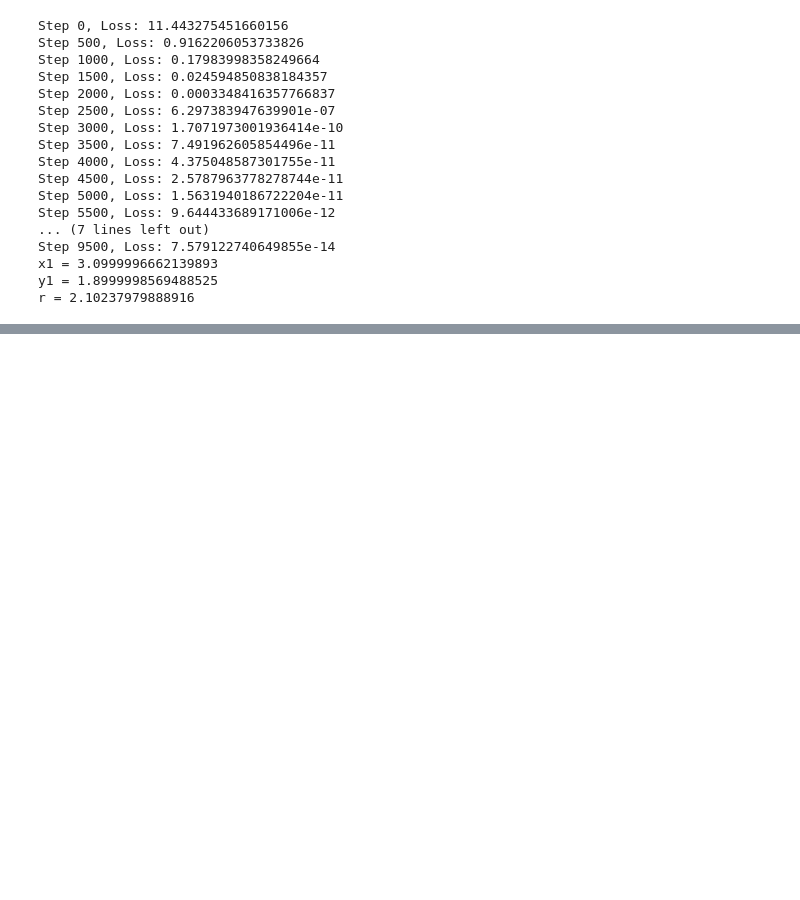
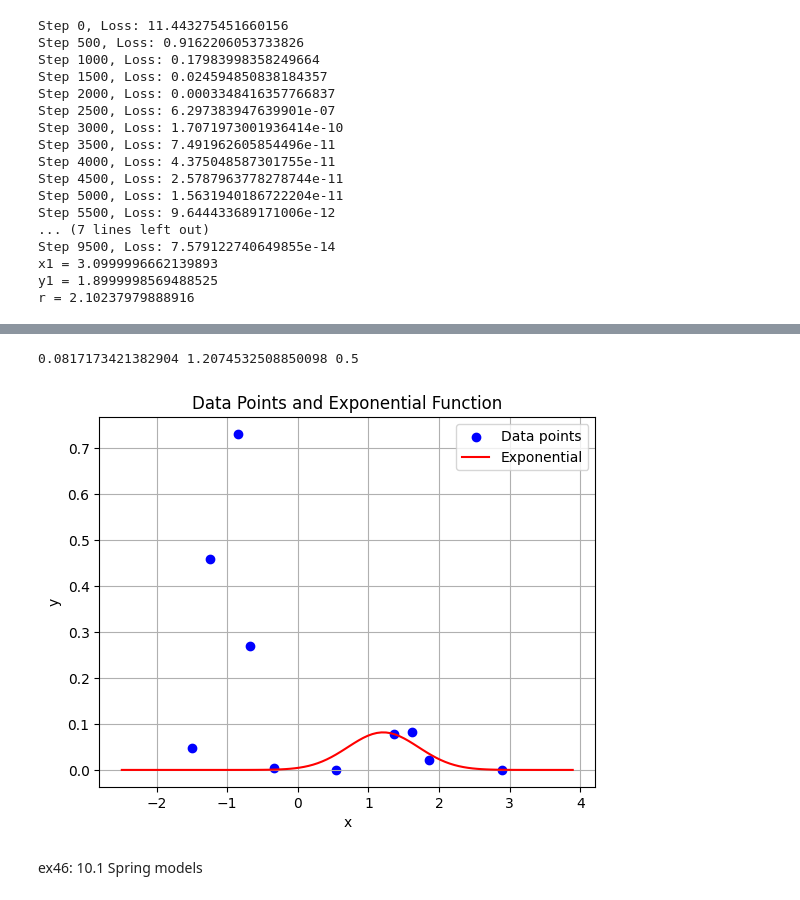
Before and after one commit to Justusperthes/Comphy, a Jupyter notebook: w8/torch.ipynb, the cells around one changed output, grey strips where cells are left out. Saved outputs shown, nothing was run; the diff lists cells and outputs as text; code cells hidden in the pictures; blank space fills up the shorter version.

```diff
--- a/w8/torch.ipynb
+++ b/w8/torch.ipynb
@@ -757,0 +992,31 @@ r = 2.10237979888916
+# %%
+# Define the exponential function with parameters as arguments
+def exponential_func(x, A, x0, sigma):
+    return A * torch.exp(-(x - x0)**2 / (2 * sigma**2))
+
+# Assign values to A, x0, sigma from the model
+for name, parameter in model.named_parameters():
+    globals()[name] = parameter.data.item()
+
+print(A, x0, sigma)  # Check that parameters are assigned correctly
+
+# Plot data points
+plt.scatter(xtest_tensor, ytest_tensor, color='blue', label='Data points')
+
+# Plot the exponential function
+x_vals = torch.linspace(min(xtest_tensor).item() - 1, max(xtest_tensor).item() + 1, 100)
+y_vals = exponential_func(x_vals, A, x0, sigma)
+plt.plot(x_vals, y_vals, color='red', label=f'Exponential')
+
+# Add labels and legend
+plt.xlabel('x')
+plt.ylabel('y')
+plt.legend()
+plt.title('Data Points and Exponential Function')
+plt.grid(True)
+plt.show()
+# %% [output]
+0.0817173421382904 1.2074532508850098 0.5
+[figure, added]
+# %% [markdown]
+ex46: 10.1 Spring models
```
Also changed, not shown: parts of 8 cells of this notebook.
